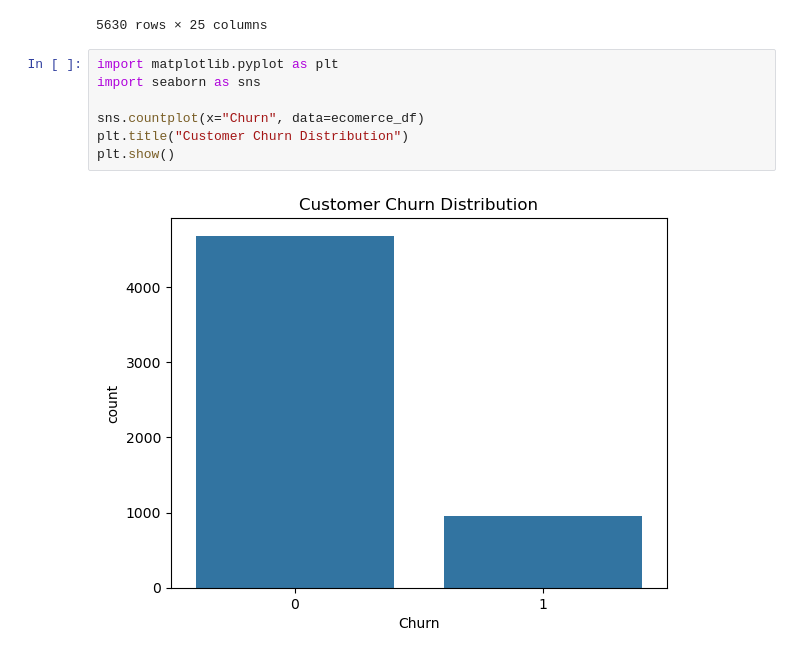
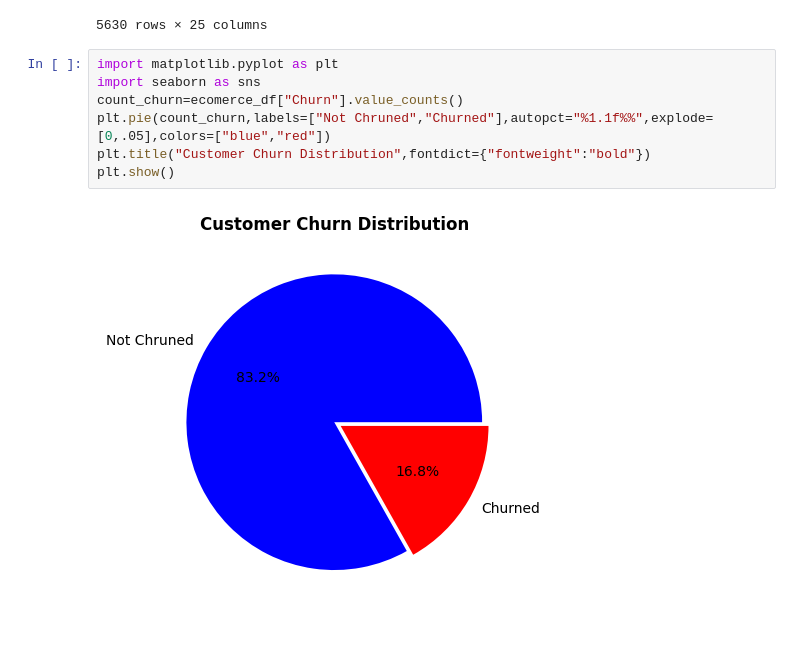
Before and after one commit to MohamedAshraf7122/Customer-Churn-Prediction-and-Analysis, a Jupyter notebook: Main 83.ipynb, the cells around one changed output. Drawn from its saved outputs; the diff is of its cells as text.

```diff
--- a/Main 83.ipynb
+++ b/Main 83.ipynb
@@ -267,12 +275,12 @@ ecomerce_df
 # %%
 import matplotlib.pyplot as plt
 import seaborn as sns
-
-sns.countplot(x="Churn", data=ecomerce_df)
-plt.title("Customer Churn Distribution")
+count_churn=ecomerce_df["Churn"].value_counts()
+plt.pie(count_churn,labels=["Not Chruned","Churned"],autopct="%1.1f%%",explode=[0,.05],colors=["blue","red"])
+plt.title("Customer Churn Distribution",fontdict={"fontweight":"bold"})
 plt.show()
 # %% [output]
-[figure, old version]
+[figure, new version]
 # %%
 sns.countplot(x="PreferredLoginDevice", data=ecomerce_df, order=ecomerce_df["PreferredLoginDevice"].value_counts().index)
 plt.title("Preferred Login Device")
```
Also changed, not shown: parts of 27 cells of this notebook.
